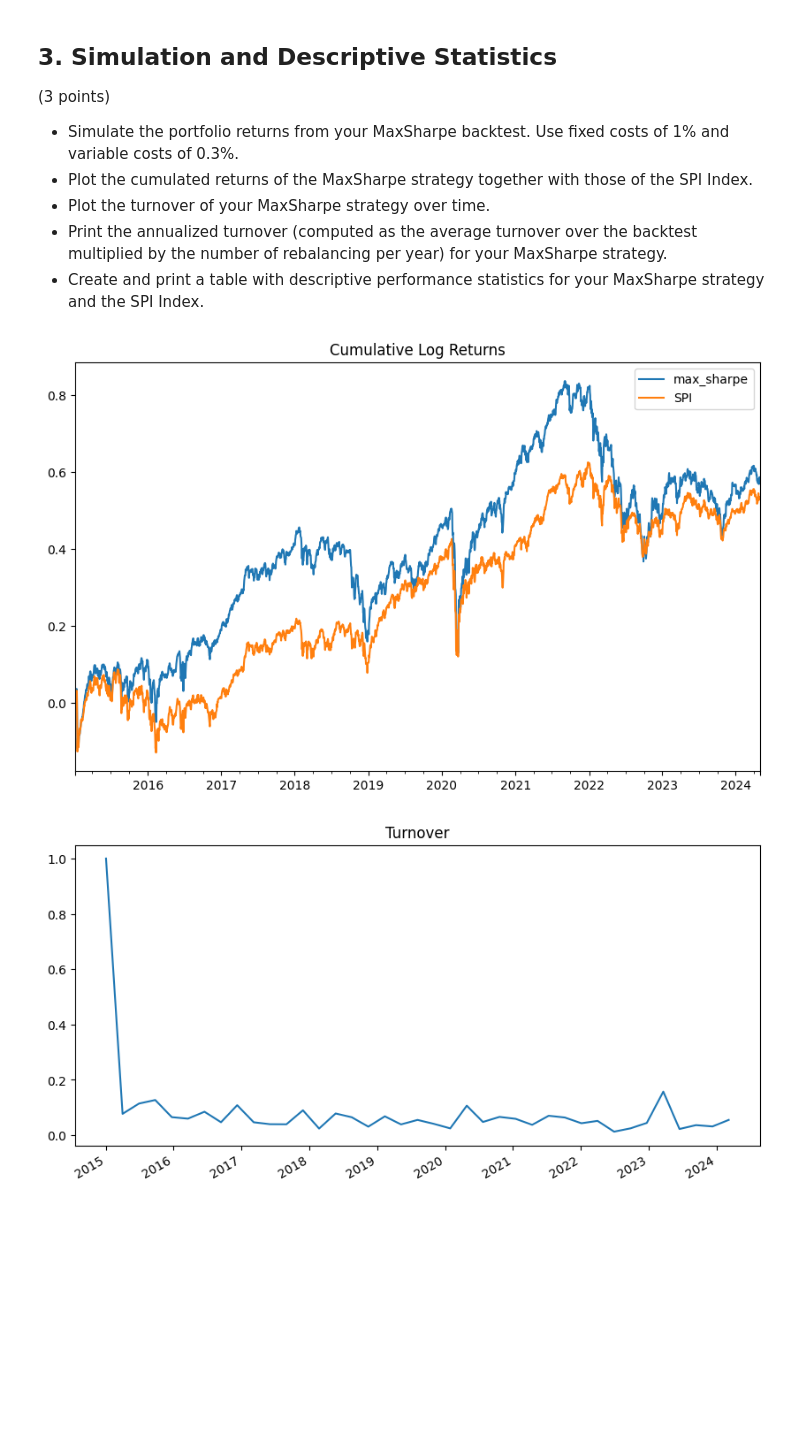
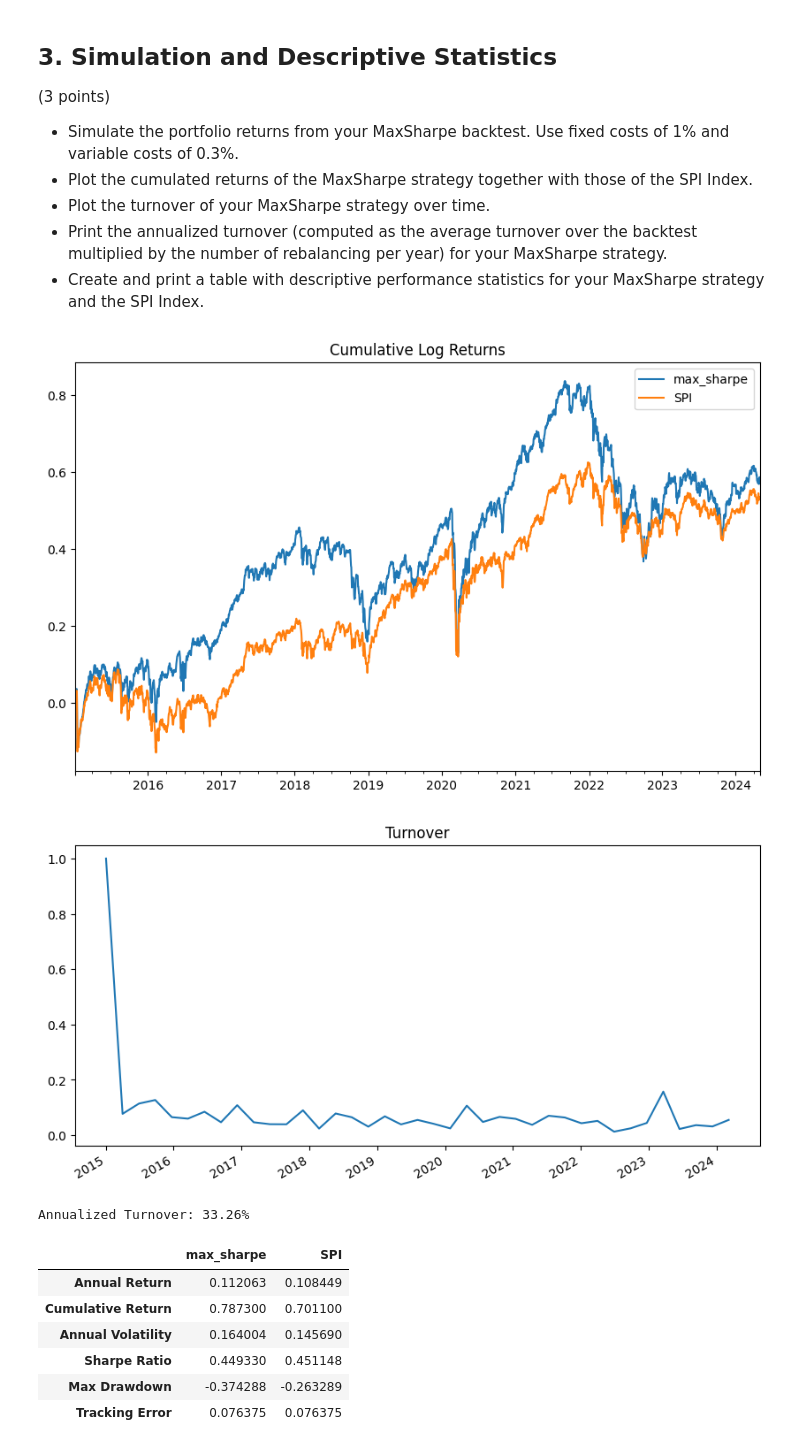
Before and after one commit to ljkane/qpmwp-course, a Jupyter notebook: assignments/assignment_4.ipynb, the cells around one changed output. Drawn from its saved outputs; the diff is of its cells as text; code cells hidden in the pictures; blank space fills up the shorter version.

```diff
--- a/assignments/assignment_4.ipynb
+++ b/assignments/assignment_4.ipynb
@@ -178,7 +178,7 @@ bs.optimization = MaxSharpe(
     optimization_data=bs.optimization_data
 )
 bs.prepare_rebalancing('2015-01-02')
-# bs.optimization.set_objective(bs.optimization_data)
+bs.optimization.set_objective(bs.optimization_data)
 bs.optimization.solve()
 bs.optimization.results
 # %% [output]
@@ -251,28 +251,81 @@ Rebalancing date: 2024-03-07
 # %%
 return_series = bs.data.get_return_series()
 sim_ms = bt_ms.strategy.simulate(return_series=return_series, fc=0.01, vc=0.003)
 
 import matplotlib.pyplot as plt
 
 # --- Cumulative Log Returns Plot ---
 sim = pd.concat({
     'max_sharpe': sim_ms,
     'SPI': data.bm_series,
 }, axis=1).dropna()
 
 cumulative_returns = np.log(1 + sim).cumsum()
 
 plt.figure(figsize=(10, 6))
 cumulative_returns.plot(ax=plt.gca(), title='Cumulative Log Returns')
 plt.show()
 
 # --- Turnover Plot ---
 turnover = bt_ms.strategy.turnover(return_series=return_series, rescale=True)
 turnover.index = pd.to_datetime(turnover.index.to_timestamp() if isinstance(turnover.index, pd.PeriodIndex) else turnover.index)
 
 plt.figure(figsize=(10, 5))
 turnover.plot(ax=plt.gca(), title='Turnover')
 plt.show()
+
+# --- Annualized Turnover ---
+rebalances_per_year = 4
+annual_turnover = turnover.mean() * rebalances_per_year
+print(f"Annualized Turnover: {annual_turnover:.2%}")
+
+
+# --- Decriptive statistics ---
+
+import empyrical as ep
+import pandas as pd
+
+annual_return = {}
+cumulative_returns = {}
+annual_volatility = {}
+sharpe_ratio = {}
+max_drawdown = {}
+tracking_error = {}
+for column in sim.columns:
+    # Convert daily returns to price series (cumulative return)
+    price_series = np.exp(np.log(1 + sim[column]).cumsum())
+    # Get the final value (cumulative return)
+    final_value = price_series.tail(1).values[0]
+    # Calculate the number of years
+    num_years = len(sim) / 252
+    # Calculate the CAGR (annualized return)
+    cagr = (final_value + 1) ** (1 / num_years) - 1
+    annual_return[column] = cagr
+
+    # annual_return[column] = ep.annual_return(sim[column])
+    cumulative_returns[column] = ep.cum_returns(sim[column]).tail(1).values[0]
+    annual_volatility[column] = ep.annual_volatility(sim[column])
+    sharpe_ratio[column] = ep.sharpe_ratio(sim[column])
+    max_drawdown[column] = ep.max_drawdown(sim[column])
+    tracking_error[column] = ep.annual_volatility(sim['max_sharpe'] - sim['SPI'])
+
+annual_returns_df = pd.DataFrame(annual_return, index=['Annual Return'])
+cumret_df = pd.DataFrame(cumulative_returns, index=['Cumulative Return'])
+annual_volatility_df = pd.DataFrame(annual_volatility, index=['Annual Volatility'])
+sharpe_df = pd.DataFrame(sharpe_ratio, index=['Sharpe Ratio'])
+mdd_df = pd.DataFrame(max_drawdown, index=['Max Drawdown'])
+tracking_error_df = pd.DataFrame(tracking_error, index=['Tracking Error'])
+
+performance_table = pd.concat([annual_returns_df, cumret_df, annual_volatility_df, sharpe_df, mdd_df, tracking_error_df])
+performance_table
 # %% [output]
 [figure]
 [figure]
+Annualized Turnover: 33.26%
+|  | max_sharpe | SPI |
+| Annual Return | 0.112063 | 0.108449 |
+| Cumulative Return | 0.787300 | 0.701100 |
+| Annual Volatility | 0.164004 | 0.145690 |
+| Sharpe Ratio | 0.449330 | 0.451148 |
+| Max Drawdown | -0.374288 | -0.263289 |
+| Tracking Error | 0.076375 | 0.076375 |
```
Also changed, not shown: parts of 2 cells of this notebook.
